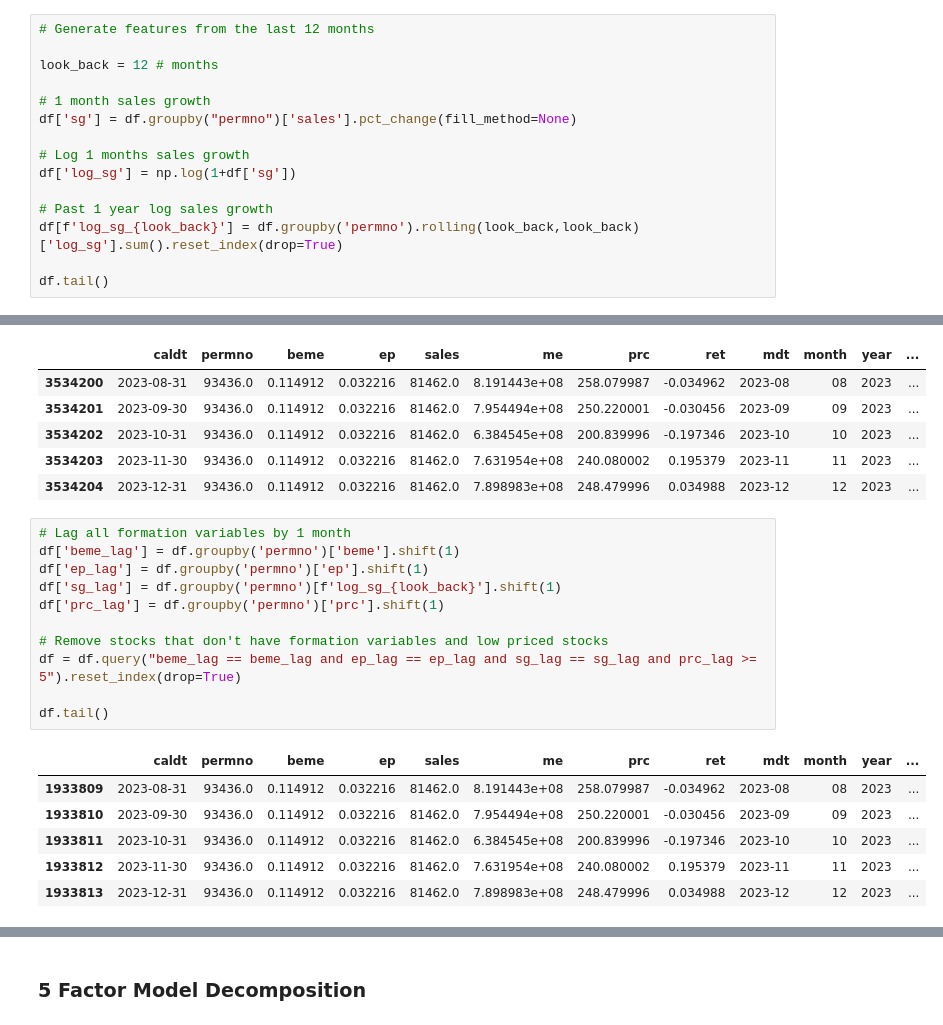
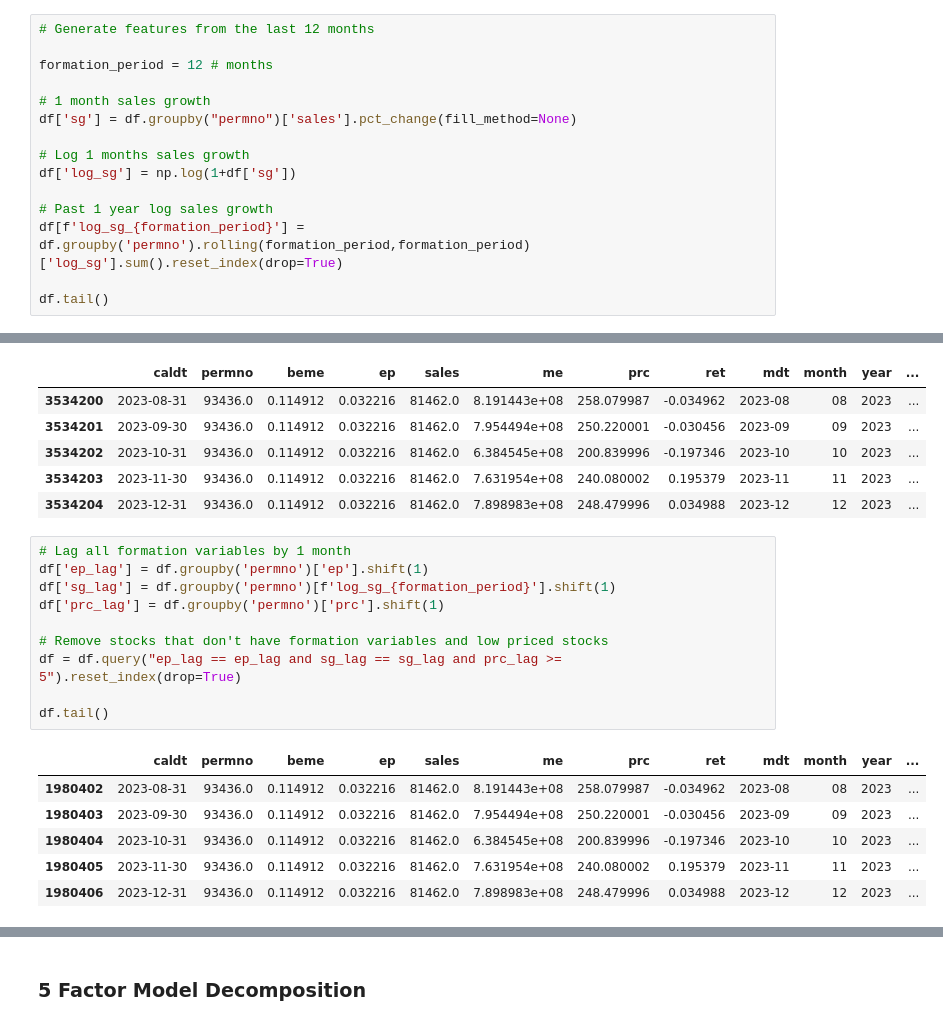
Before and after one commit to andrewhall1124/mean_reversion, a Jupyter notebook: strategies/value/ep_sg.ipynb, the cells around one changed output, grey strips where cells are left out. Saved outputs shown, nothing was run; the diff lists cells and outputs as text.

```diff
--- a/strategies/value/ep_sg.ipynb
+++ b/strategies/value/ep_sg.ipynb
@@ -46,7 +46,7 @@ df.tail()
 # %%
 # Generate features from the last 12 months
 
-look_back = 12 # months
+formation_period = 12 # months
 
 # 1 month sales growth
 df['sg'] = df.groupby("permno")['sales'].pct_change(fill_method=None)
@@ -55,7 +55,7 @@ df['sg'] = df.groupby("permno")['sales'].pct_change(fill_method=None)
 df['log_sg'] = np.log(1+df['sg'])
 
 # Past 1 year log sales growth
-df[f'log_sg_{look_back}'] = df.groupby('permno').rolling(look_back,look_back)['log_sg'].sum().reset_index(drop=True)
+df[f'log_sg_{formation_period}'] = df.groupby('permno').rolling(formation_period,formation_period)['log_sg'].sum().reset_index(drop=True)
 
 df.tail()
 # %% [output]
@@ -87,22 +87,21 @@ df.tail()
 | 3534204 | 2023-12-31 | 93436.0 | 0.114912 | 0.032216 | 81462.0 | 7.898983e+08 | 248.479996 | 0.034988 | 2023-12 | 12 | 2023 | ... |
 # %%
 # Lag all formation variables by 1 month
-df['beme_lag'] = df.groupby('permno')['beme'].shift(1)
 df['ep_lag'] = df.groupby('permno')['ep'].shift(1)
-df['sg_lag'] = df.groupby('permno')[f'log_sg_{look_back}'].shift(1)
+df['sg_lag'] = df.groupby('permno')[f'log_sg_{formation_period}'].shift(1)
 df['prc_lag'] = df.groupby('permno')['prc'].shift(1)
 
 # Remove stocks that don't have formation variables and low priced stocks
-df = df.query("beme_lag == beme_lag and ep_lag == ep_lag and sg_lag == sg_lag and prc_lag >= 5").reset_index(drop=True)
+df = df.query("ep_lag == ep_lag and sg_lag == sg_lag and prc_lag >= 5").reset_index(drop=True)
 
 df.tail()
 # %% [output]
 |  | caldt | permno | beme | ep | sales | me | prc | ret | mdt | month | year | ... |
-| 1933809 | 2023-08-31 | 93436.0 | 0.114912 | 0.032216 | 81462.0 | 8.191443e+08 | 258.079987 | -0.034962 | 2023-08 | 08 | 2023 | ... |
-| 1933810 | 2023-09-30 | 93436.0 | 0.114912 | 0.032216 | 81462.0 | 7.954494e+08 | 250.220001 | -0.030456 | 2023-09 | 09 | 2023 | ... |
-| 1933811 | 2023-10-31 | 93436.0 | 0.114912 | 0.032216 | 81462.0 | 6.384545e+08 | 200.839996 | -0.197346 | 2023-10 | 10 | 2023 | ... |
-| 1933812 | 2023-11-30 | 93436.0 | 0.114912 | 0.032216 | 81462.0 | 7.631954e+08 | 240.080002 | 0.195379 | 2023-11 | 11 | 2023 | ... |
-| 1933813 | 2023-12-31 | 93436.0 | 0.114912 | 0.032216 | 81462.0 | 7.898983e+08 | 248.479996 | 0.034988 | 2023-12 | 12 | 2023 | ... |
+| 1980402 | 2023-08-31 | 93436.0 | 0.114912 | 0.032216 | 81462.0 | 8.191443e+08 | 258.079987 | -0.034962 | 2023-08 | 08 | 2023 | ... |
+| 1980403 | 2023-09-30 | 93436.0 | 0.114912 | 0.032216 | 81462.0 | 7.954494e+08 | 250.220001 | -0.030456 | 2023-09 | 09 | 2023 | ... |
+| 1980404 | 2023-10-31 | 93436.0 | 0.114912 | 0.032216 | 81462.0 | 6.384545e+08 | 200.839996 | -0.197346 | 2023-10 | 10 | 2023 | ... |
+| 1980405 | 2023-11-30 | 93436.0 | 0.114912 | 0.032216 | 81462.0 | 7.631954e+08 | 240.080002 | 0.195379 | 2023-11 | 11 | 2023 | ... |
+| 1980406 | 2023-12-31 | 93436.0 | 0.114912 | 0.032216 | 81462.0 | 7.898983e+08 | 248.479996 | 0.034988 | 2023-12 | 12 | 2023 | ... |
 # %%
 # Create quantiles based off of b/m lag and sales growth lag
 df['ep_bins'] = df.groupby("mdt")['ep_lag'].transform(lambda x: pd.qcut(x, 3, labels=False))
```
Also changed, not shown: parts of 11 cells of this notebook, 1 other file.
